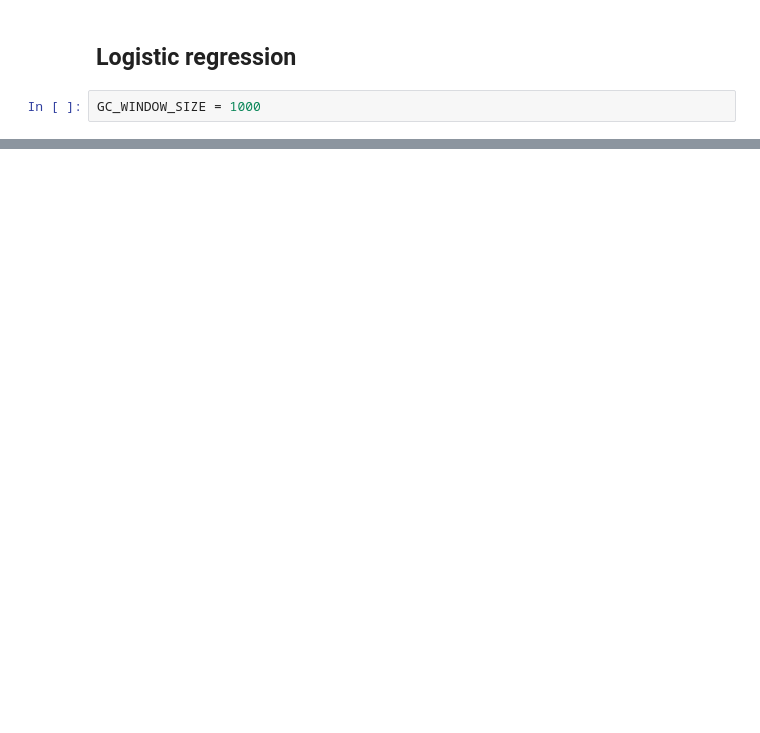
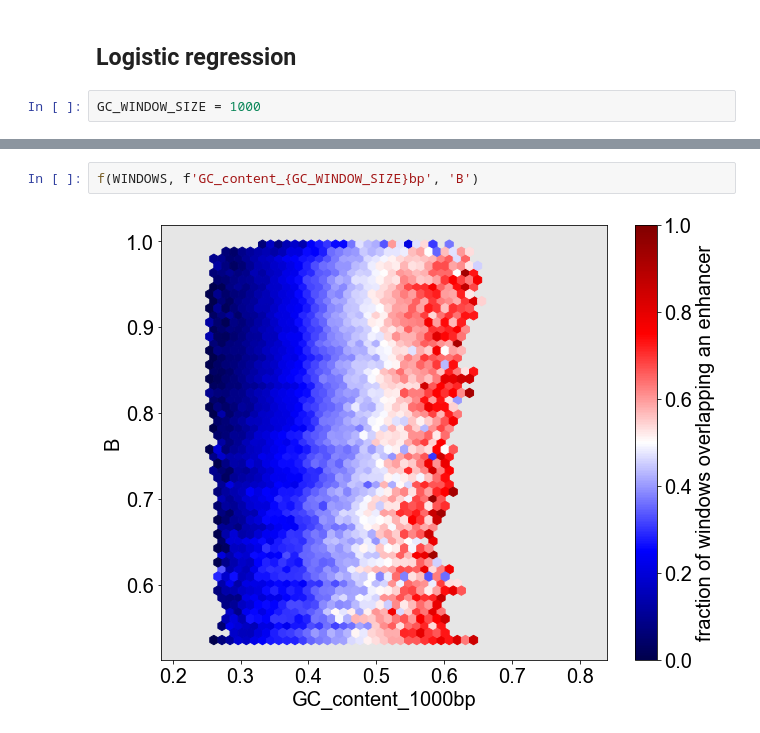
Before and after one commit to quinlan-lab/constraint-tools, a Jupyter notebook: papers/neutral_models_are_biased/5.ipynb, the cells around one changed output, grey strips where cells are left out. Drawn from its saved outputs; the diff is of its cells as text; blank space fills up the shorter version.

```diff
--- a/papers/neutral_models_are_biased/5.ipynb
+++ b/papers/neutral_models_are_biased/5.ipynb
@@ -172,0 +260,4 @@ Coefficient for B: -0.09050560176900056
+# %%
+f(WINDOWS, f'GC_content_{GC_WINDOW_SIZE}bp', 'B')
+# %% [output]
+[figure, added]
```
Also changed, not shown: parts of 19 cells of this notebook.
